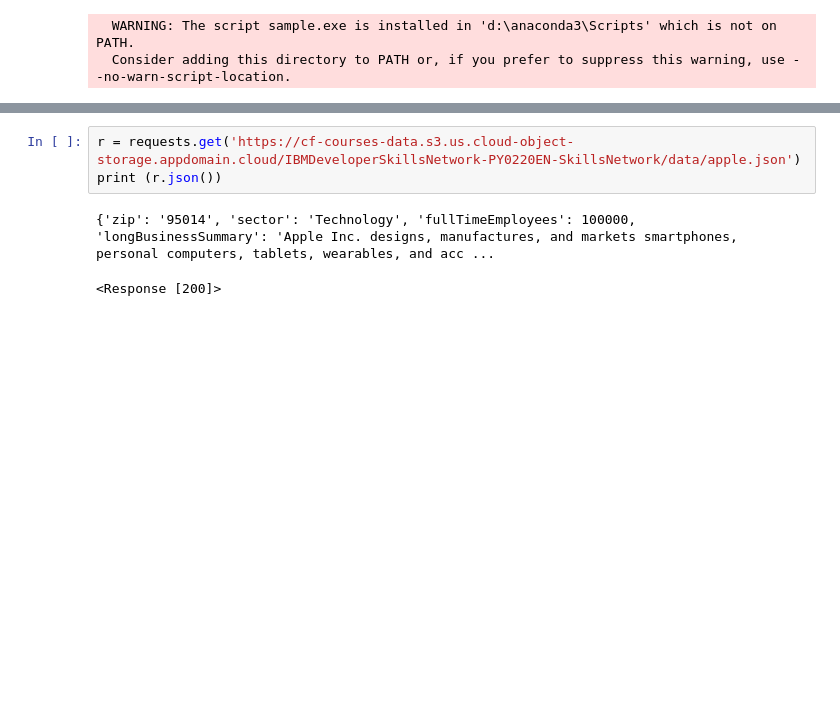
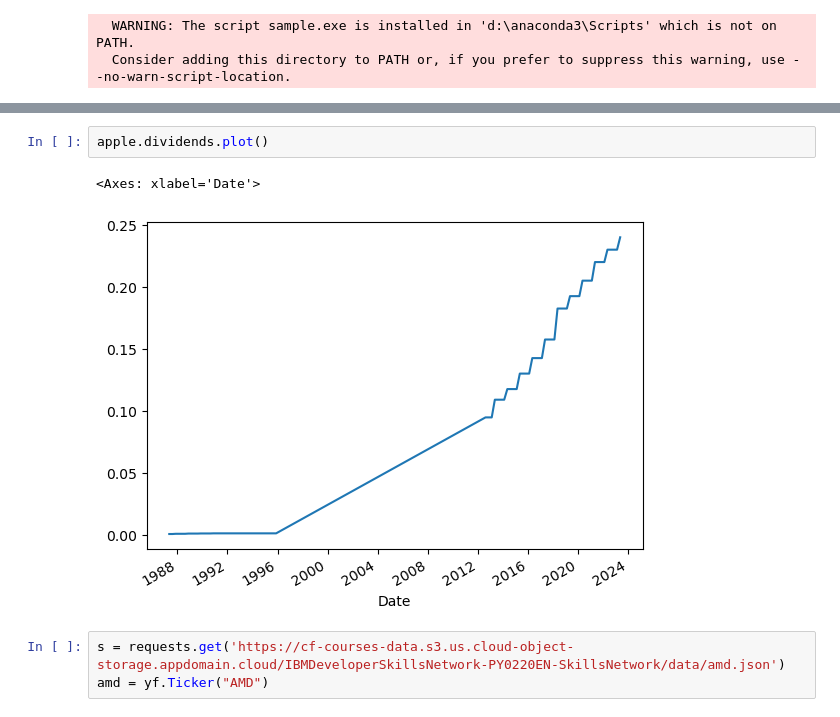
Before and after one commit to spillif/Data-Science-Scenario, a Jupyter notebook: stock_data.ipynb, the cells around one changed output, grey strips where cells are left out. Drawn from its saved outputs; the diff is of its cells as text; blank space fills up the shorter version.

```diff
--- a/stock_data.ipynb
+++ b/stock_data.ipynb
@@ -32,6 +104,8 @@ yfinance.Ticker object <AAPL>
+# %%
+apple.dividends.plot()
+# %% [output]
+<Axes: xlabel='Date'>
+[figure, added]
 # %%
-r = requests.get('https://cf-courses-data.s3.us.cloud-object-storage.appdomain.cloud/IBMDeveloperSkillsNetwork-PY0220EN-SkillsNetwork/data/apple.json')
-print (r.json())
+s = requests.get('https://cf-courses-data.s3.us.cloud-object-storage.appdomain.cloud/IBMDeveloperSkillsNetwork-PY0220EN-SkillsNetwork/data/amd.json')
+amd = yf.Ticker("AMD")
-# %% [output]
-{'zip': '95014', 'sector': 'Technology', 'fullTimeEmployees': 100000, 'longBusinessSummary': 'Apple Inc. designs, manufactures, and markets smartphones, personal computers, tablets, wearables, and acc ...
-<Response [200]>
```
Also changed, not shown: parts of 13 cells of this notebook, 1 other file.
